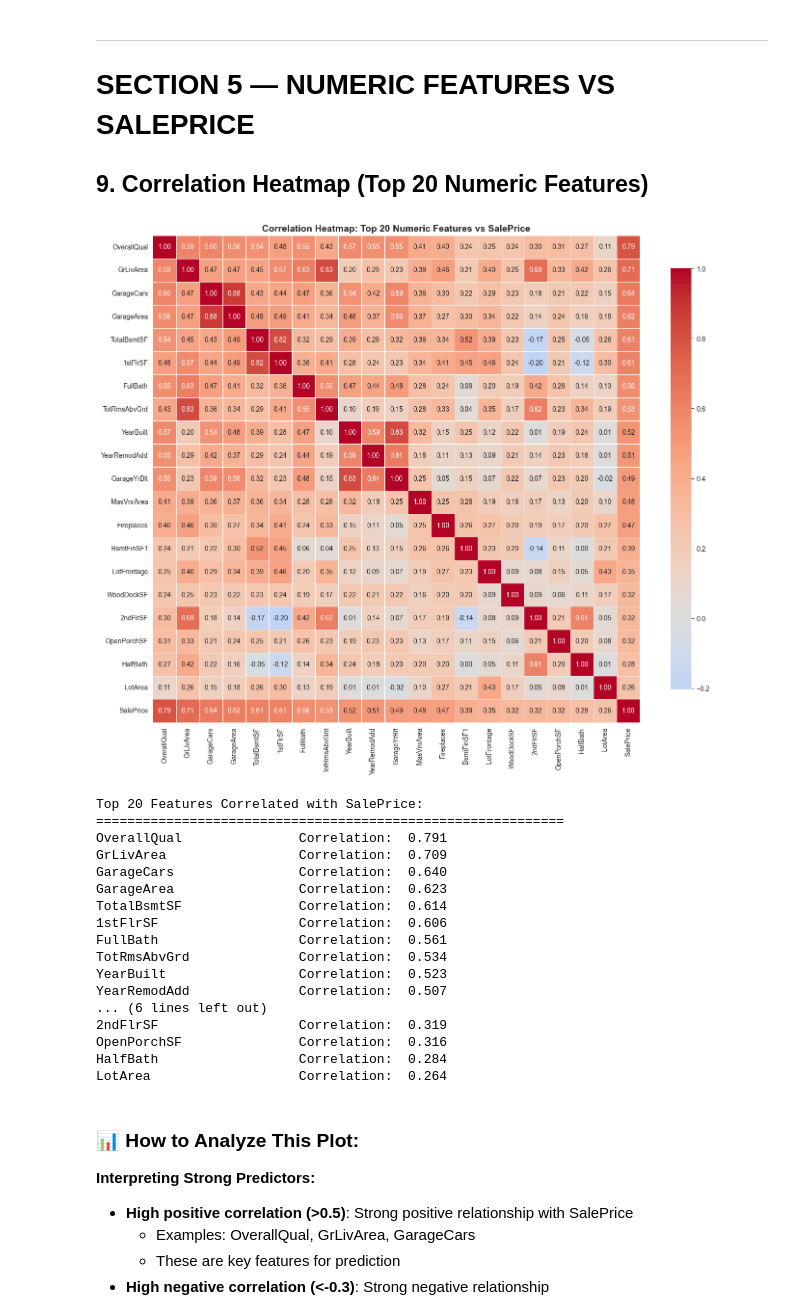
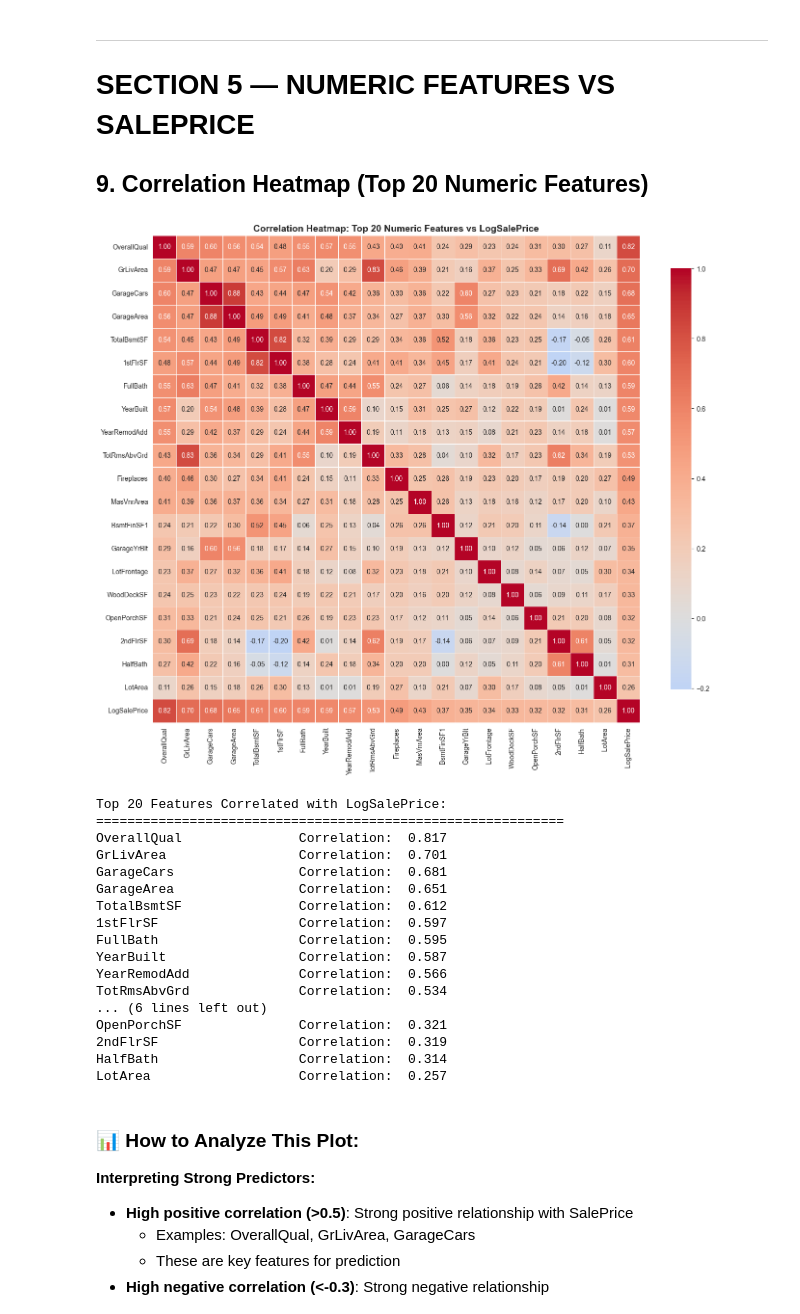
Before and after one commit to charliejb52/Housing-Price-Prediction, a Jupyter notebook: eda_notebook.ipynb, the cells around one changed output. Drawn from its saved outputs; the diff is of its cells as text; code cells hidden in the pictures.

```diff
--- a/eda_notebook.ipynb
+++ b/eda_notebook.ipynb
@@ -601,50 +619,50 @@ SaleCondition        Categories:  6, Dominant:  82.1%, Rare (<10):  1
 # %%
 # Calculate correlation with SalePrice
 numeric_cols_for_corr = df.select_dtypes(include=[np.number]).columns.tolist()
 # Exclude Id, LogSalePrice, and SalePrice (we'll add SalePrice separately)
 numeric_cols_for_corr = [col for col in numeric_cols_for_corr if col not in ['Id', 'LogSalePrice', 'SalePrice']]
 
 # Calculate correlation matrix and extract SalePrice column as Series
-corr_matrix_full = df[numeric_cols_for_corr + ['SalePrice']].corr()
-correlations = corr_matrix_full['SalePrice'].sort_values(ascending=False)
-top_20_corr = correlations.head(21).drop('SalePrice')  # Top 20 excluding SalePrice itself
+corr_matrix_full = df[numeric_cols_for_corr + ['LogSalePrice']].corr()
+correlations = corr_matrix_full['LogSalePrice'].sort_values(ascending=False)
+top_20_corr = correlations.head(21).drop('LogSalePrice')  # Top 20 excluding SalePrice itself
 
 # Create correlation matrix for top 20 features
-corr_matrix = df[top_20_corr.index.tolist() + ['SalePrice']].corr()
+corr_matrix = df[top_20_corr.index.tolist() + ['LogSalePrice']].corr()
 
 # Plot heatmap
 fig, ax = plt.subplots(figsize=(14, 12))
 sns.heatmap(corr_matrix, annot=True, fmt='.2f', cmap='coolwarm', center=0,
             square=True, linewidths=0.5, cbar_kws={"shrink": 0.8}, ax=ax)
-ax.set_title('Correlation Heatmap: Top 20 Numeric Features vs SalePrice', fontsize=14, fontweight='bold')
+ax.set_title('Correlation Heatmap: Top 20 Numeric Features vs LogSalePrice', fontsize=14, fontweight='bold')
 
 plt.tight_layout()
 plt.show()
 
 # Print top correlations
-print("\nTop 20 Features Correlated with SalePrice:")
+print("\nTop 20 Features Correlated with LogSalePrice:")
 print("=" * 60)
 for feature, corr in top_20_corr.items():
     print(f"{feature:<25} Correlation: {corr:>6.3f}")
 # %% [output]
-[figure, old version]
+[figure, new version]
-Top 20 Features Correlated with SalePrice:
+Top 20 Features Correlated with LogSalePrice:
 ============================================================
-OverallQual               Correlation:  0.791
-GrLivArea                 Correlation:  0.709
-GarageCars                Correlation:  0.640
-GarageArea                Correlation:  0.623
-TotalBsmtSF               Correlation:  0.614
-1stFlrSF                  Correlation:  0.606
-FullBath                  Correlation:  0.561
+OverallQual               Correlation:  0.817
+GrLivArea                 Correlation:  0.701
+GarageCars                Correlation:  0.681
+GarageArea                Correlation:  0.651
+TotalBsmtSF               Correlation:  0.612
+1stFlrSF                  Correlation:  0.597
+FullBath                  Correlation:  0.595
+YearBuilt                 Correlation:  0.587
+YearRemodAdd              Correlation:  0.566
 TotRmsAbvGrd              Correlation:  0.534
-YearBuilt                 Correlation:  0.523
-YearRemodAdd              Correlation:  0.507
 ... (6 lines left out)
+OpenPorchSF               Correlation:  0.321
 2ndFlrSF                  Correlation:  0.319
-OpenPorchSF               Correlation:  0.316
-HalfBath                  Correlation:  0.284
-LotArea                   Correlation:  0.264
+HalfBath                  Correlation:  0.314
+LotArea                   Correlation:  0.257
 # %% [markdown]
 ### 📊 How to Analyze This Plot:
 
```
Also changed, not shown: parts of 10 cells of this notebook, 2 other files.
